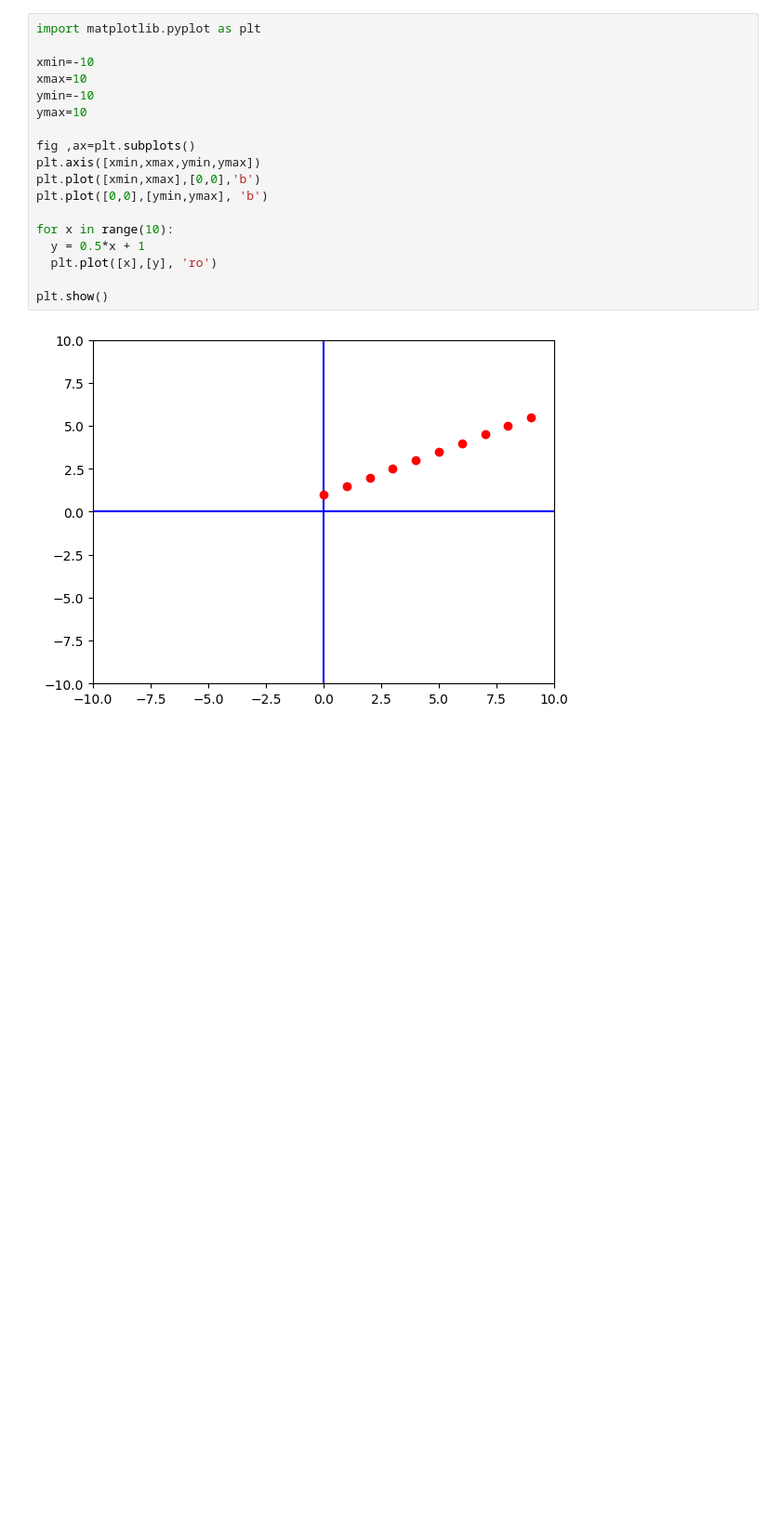
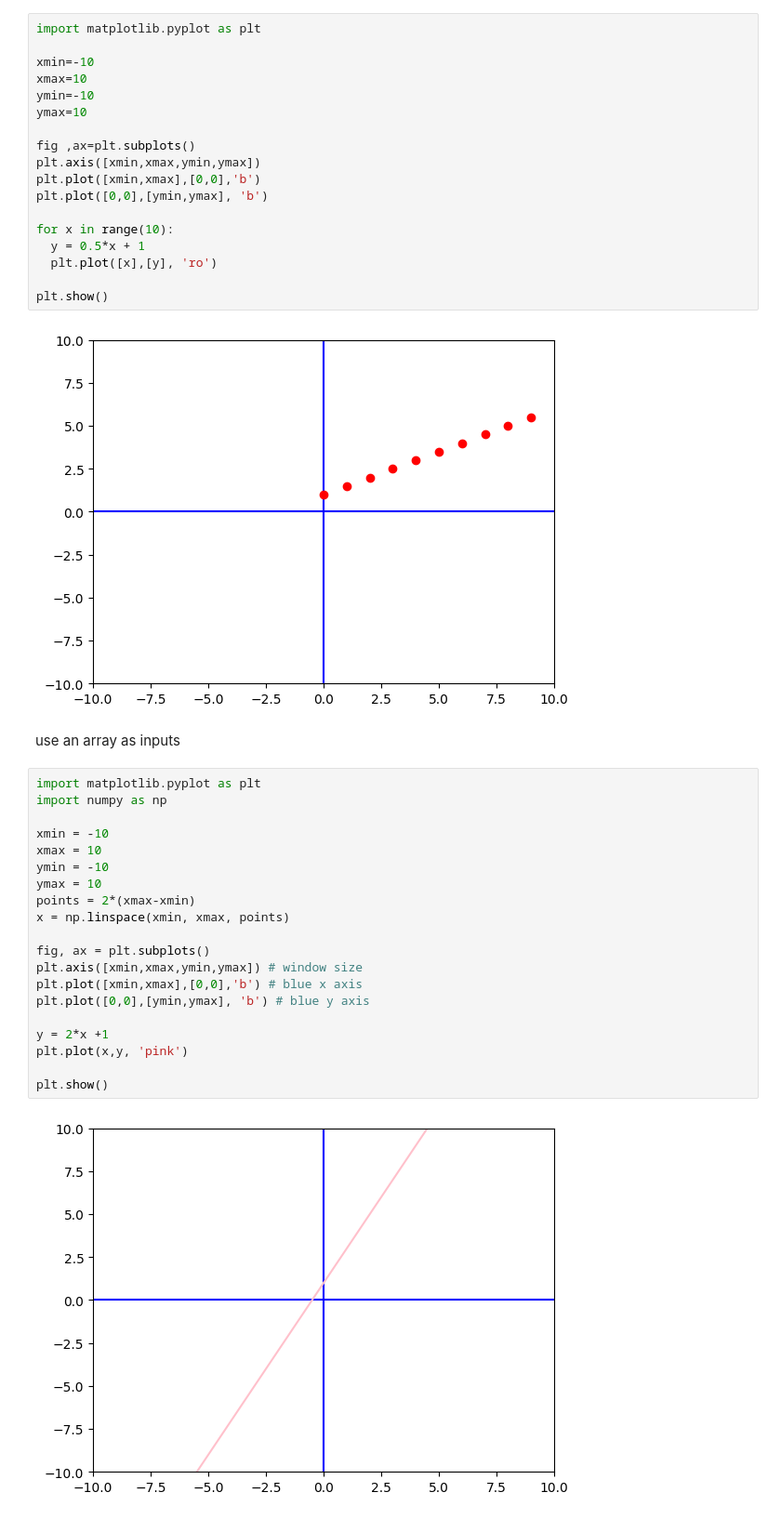
Before and after one commit to nhemanth1103/Algebra-with-python, a Jupyter notebook: Algebra_with_python.ipynb, the cells around one changed output. Shown at 93% size. Saved outputs shown, nothing was run; the diff lists cells and outputs as text; blank space fills up the shorter version.

```diff
--- a/Algebra_with_python.ipynb
+++ b/Algebra_with_python.ipynb
@@ -258,3 +258,27 @@ for x in range(10):
 plt.show()
 # %% [output]
 [figure]
+# %% [markdown]
+use an array as inputs
+# %%
+import matplotlib.pyplot as plt
+import numpy as np
+
+xmin = -10
+xmax = 10
+ymin = -10
+ymax = 10
+points = 2*(xmax-xmin)
+x = np.linspace(xmin, xmax, points)
+
+fig, ax = plt.subplots()
+plt.axis([xmin,xmax,ymin,ymax]) # window size
+plt.plot([xmin,xmax],[0,0],'b') # blue x axis
+plt.plot([0,0],[ymin,ymax], 'b') # blue y axis
+
+y = 2*x +1
+plt.plot(x,y, 'pink')
+
+plt.show()
+# %% [output]
+[figure, added]
```
